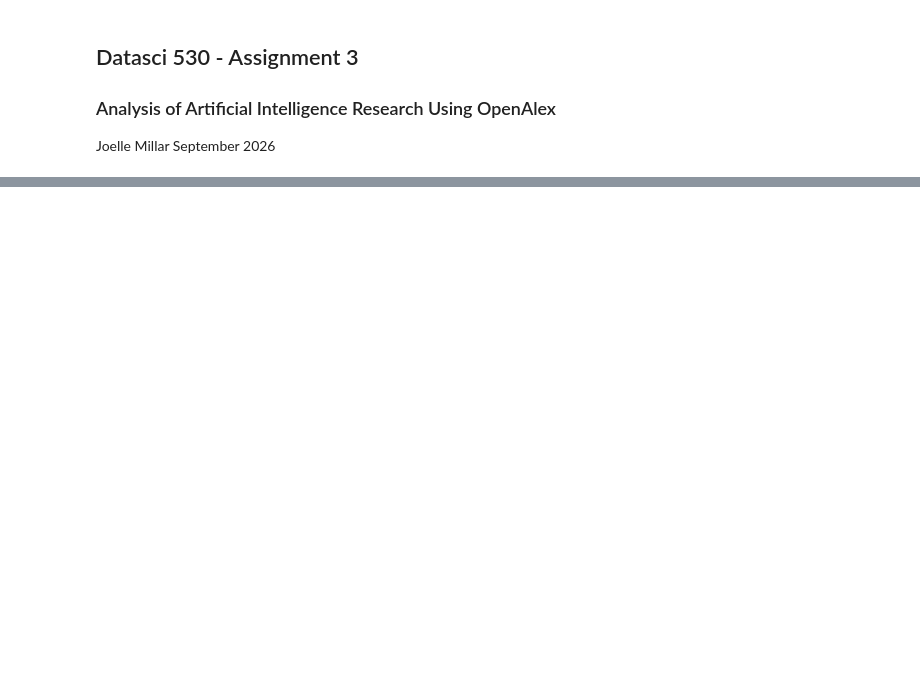
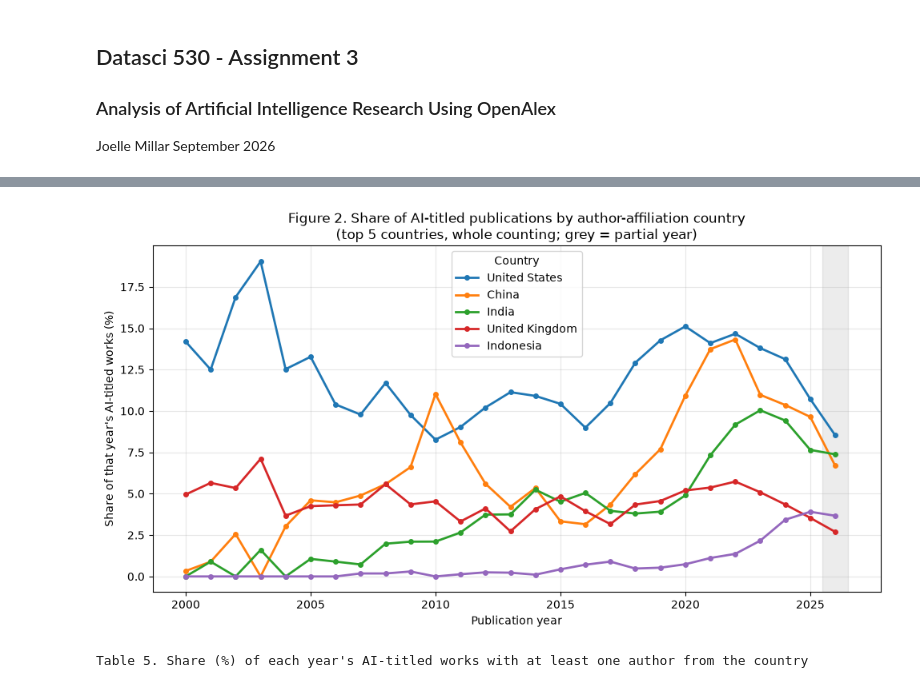
Before and after one commit to joellemil/datasci530fall2026, a Jupyter notebook: Assignment 3/Assignment3.ipynb, the cells around one changed output, grey strips where cells are left out. Drawn from its saved outputs; the diff is of its cells as text; code cells hidden in the pictures; blank space fills up the shorter version.

```diff
--- a/Assignment 3/Assignment3.ipynb
+++ b/Assignment 3/Assignment3.ipynb
@@ -12,4 +17,19 @@ TODO
 # %%
 import requests
+import numpy as np
 import pandas as pd
 import matplotlib.pyplot as plt
+
+# OpenAlex endpoint for retrieving information
+URL = "https://api.openalex.org/works"
+
+# Time period for the analysis
+START_YEAR = 2000
+END_YEAR = pd.Timestamp.today().year
+YEARS = list(range(START_YEAR, END_YEAR + 1))
+
+# Main search phrase used throughout the analysis
+AI = "artificial intelligence"
+
+# Personal OpenAlex API key used to allow a larger number of API requests
+API_KEY = "u5rDnmFvVmOVtU3WF41fV6"
@@ -49,0 +437,60 @@ data["meta"]["count"]
+# %%
+# Top 5 countries from the cumulative ranking
+top5 = countries.head(5)[["Country", "country_code"]]
+
+# Retrieve yearly AI-titled work counts for each country
+country_year = {}
+
+for _, row in top5.iterrows():
+
+    country = row["Country"]
+    country_code = row["country_code"]
+
+    flt = (
+        f'title.search:"{AI}",'
+        f'authorships.countries:{country_code}'
+    )
+
+    country_year[country] = yearly_counts(flt)
+
+cy = pd.DataFrame(country_year)
+
+# Check that all years and countries are present
+assert cy.index.equals(pd.Index(YEARS))
+assert cy.isna().sum().sum() == 0
+
+# Calculate each country's share of AI-titled works
+ai_total = counts[AI]
+
+share = cy.div(
+    ai_total.replace(0, np.nan),
+    axis=0
+) * 100
+
+# Check that the resulting percentages are valid
+assert (share >= 0).all().all()
+
+# Display Graph
+fig, ax = plt.subplots(figsize=(10, 5.5))
+for country in share.columns:
+    ax.plot(share.index, share[country], marker="o", markersize=4, linewidth=2, label=country)
+
+# Compute 2026 as a partial year
+ax.axvspan(END_YEAR - 0.5, END_YEAR + 0.5, color="grey", alpha=0.15)   # partial year
+ax.set_xlabel("Publication year")
+ax.set_ylabel("Share of that year's AI-titled works (%)")
+ax.set_title("Figure 2. Share of AI-titled publications by author-affiliation country\n"
+             "(top 5 countries, whole counting; grey = partial year)")
+ax.legend(title="Country")
+ax.grid(alpha=0.3)
+plt.tight_layout()
+plt.show()
+
+# Display Table
+sel = [y for y in [2000, 2005, 2010, 2015, 2020, 2025] if y in share.index]
+display(share.loc[sel].style
+        .format("{:.1f}")
+        .set_caption("Table 5. Share (%) of each year's AI-titled works with at least one author from the country"))
+# %% [output]
+[figure, added]
+Table 5. Share (%) of each year's AI-titled works with at least one author from the country
```
Also changed, not shown: parts of 16 cells of this notebook, 1 other file.
